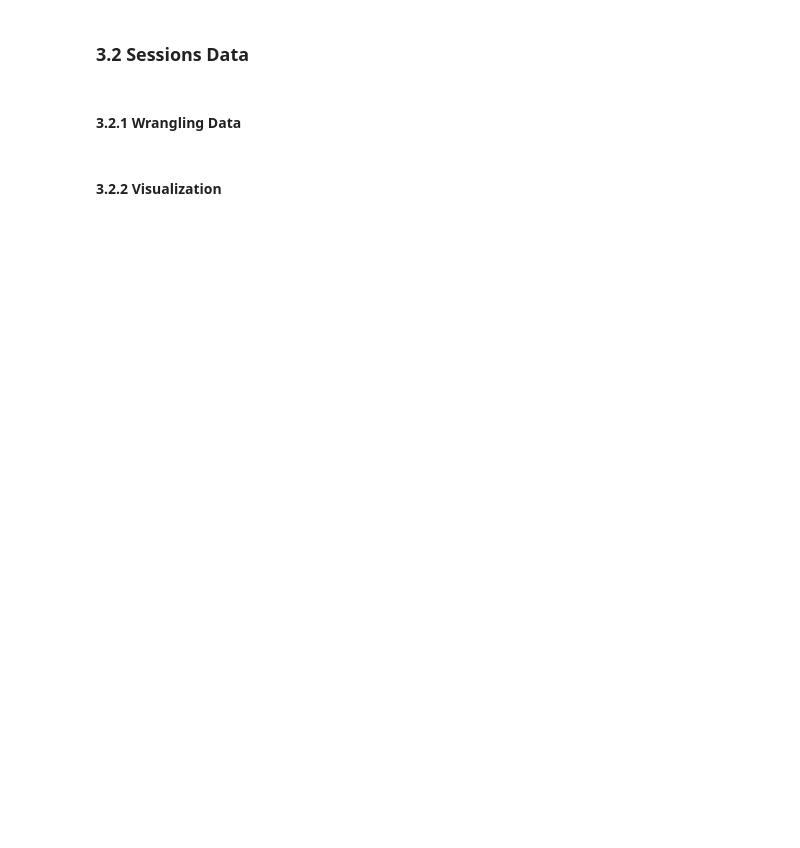
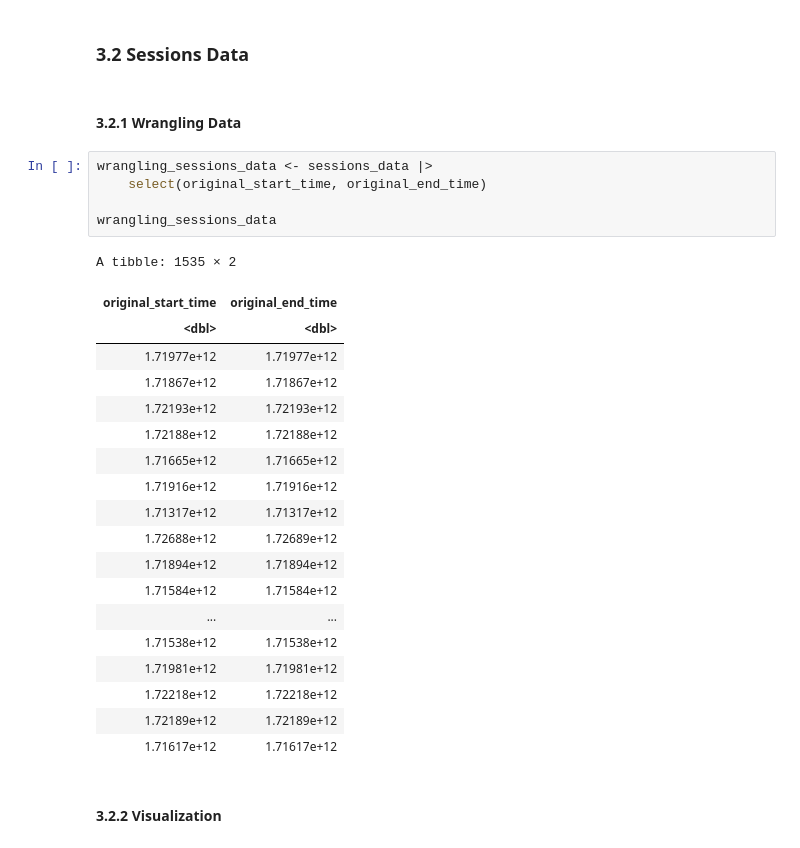
Before and after one commit to Sandyyyin/individual_project_14987747, a Jupyter notebook: individual_project_14987747.ipynb, the cells around one changed output. Drawn from its saved outputs; the diff is of its cells as text; blank space fills up the shorter version.

```diff
--- a/individual_project_14987747.ipynb
+++ b/individual_project_14987747.ipynb
@@ -156,5 +208,30 @@ The parts for loading data into R and computing the mean values are both done in
 ### 3.2 Sessions Data
 # %% [markdown]
 #### 3.2.1 Wrangling Data
+# %%
+wrangling_sessions_data <- sessions_data |>
+    select(original_start_time, original_end_time)
+
+wrangling_sessions_data
+# %% [output]
+A tibble: 1535 × 2
+| original_start_time | original_end_time |
+| <dbl> | <dbl> |
+| 1.71977e+12 | 1.71977e+12 |
+| 1.71867e+12 | 1.71867e+12 |
+| 1.72193e+12 | 1.72193e+12 |
+| 1.72188e+12 | 1.72188e+12 |
+| 1.71665e+12 | 1.71665e+12 |
+| 1.71916e+12 | 1.71916e+12 |
+| 1.71317e+12 | 1.71317e+12 |
+| 1.72688e+12 | 1.72689e+12 |
+| 1.71894e+12 | 1.71894e+12 |
+| 1.71584e+12 | 1.71584e+12 |
+| ... | ... |
+| 1.71538e+12 | 1.71538e+12 |
+| 1.71981e+12 | 1.71981e+12 |
+| 1.72218e+12 | 1.72218e+12 |
+| 1.72189e+12 | 1.72189e+12 |
+| 1.71617e+12 | 1.71617e+12 |
 # %% [markdown]
 #### 3.2.2 Visualization
```
Also changed, not shown: parts of 7 cells of this notebook.
